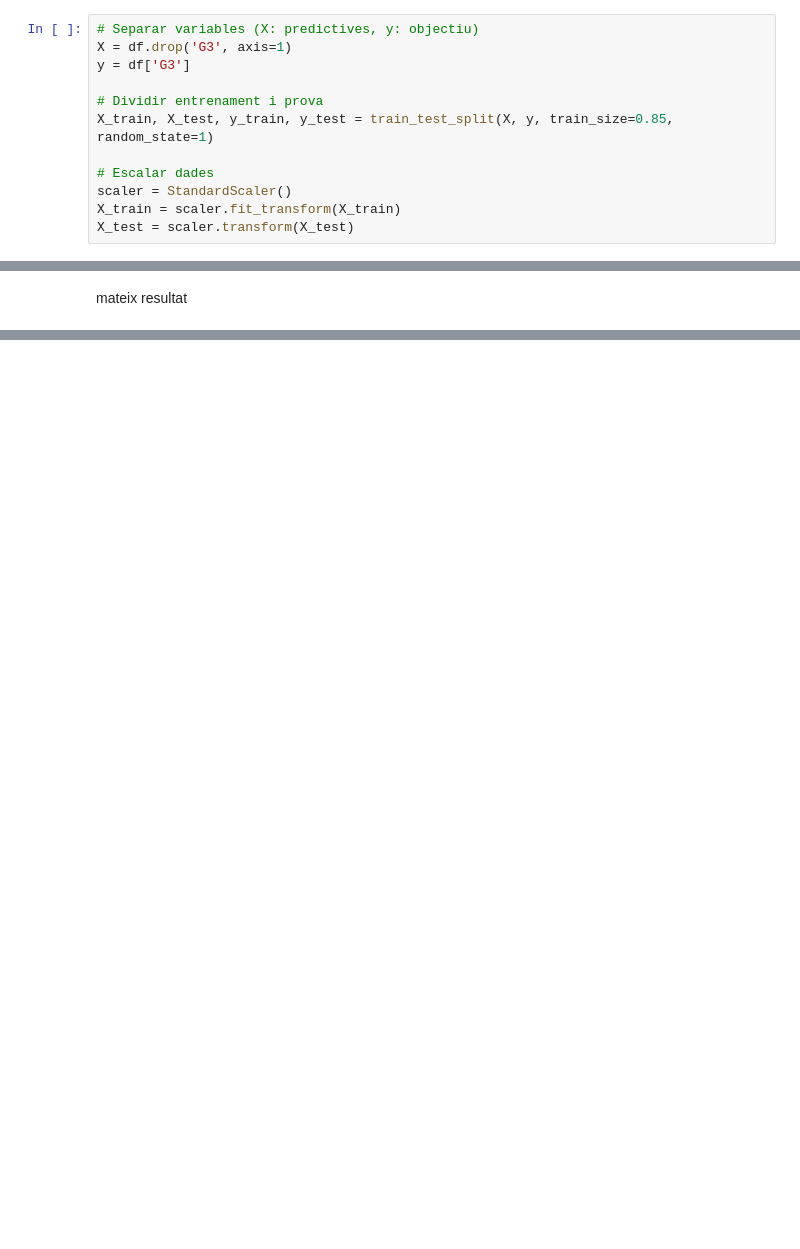
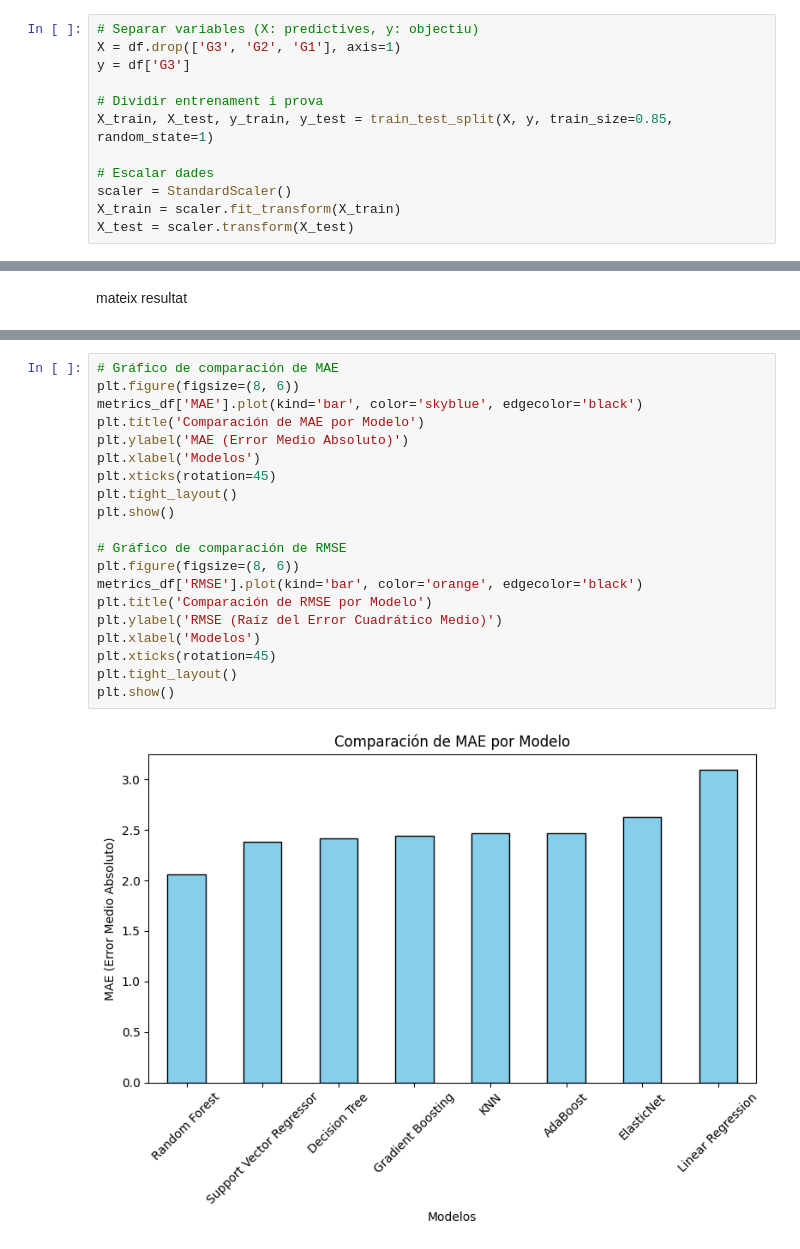
Before and after one commit to DCC-UAB/ACproject-9-grup, a Jupyter notebook: g3/g31.ipynb, the cells around one changed output, grey strips where cells are left out. Cells and saved outputs as stored; diff of their text form; blank space fills up the shorter version.

```diff
--- a/g3/g31.ipynb
+++ b/g3/g31.ipynb
@@ -343,7 +438,7 @@ Tamaño del dataset sin outliers: (365, 33)
 [figure]
 # %%
 # Separar variables (X: predictives, y: objectiu)
-X = df.drop('G3', axis=1)
+X = df.drop(['G3', 'G2', 'G1'], axis=1)
 y = df['G3']
 
 # Dividir entrenament i prova
@@ -515,0 +624,22 @@ mateix resultat
+# %%
+# Gráfico de comparación de MAE
+plt.figure(figsize=(8, 6))
+metrics_df['MAE'].plot(kind='bar', color='skyblue', edgecolor='black')
+plt.title('Comparación de MAE por Modelo')
+plt.ylabel('MAE (Error Medio Absoluto)')
+plt.xlabel('Modelos')
+plt.xticks(rotation=45)
+plt.tight_layout()
+plt.show()
+
+# Gráfico de comparación de RMSE
+plt.figure(figsize=(8, 6))
+metrics_df['RMSE'].plot(kind='bar', color='orange', edgecolor='black')
+plt.title('Comparación de RMSE por Modelo')
+plt.ylabel('RMSE (Raíz del Error Cuadrático Medio)')
+plt.xlabel('Modelos')
+plt.xticks(rotation=45)
+plt.tight_layout()
+plt.show()
+# %% [output]
+[figure, added]
```
Also changed, not shown: parts of 25 cells of this notebook, 1 other file.
